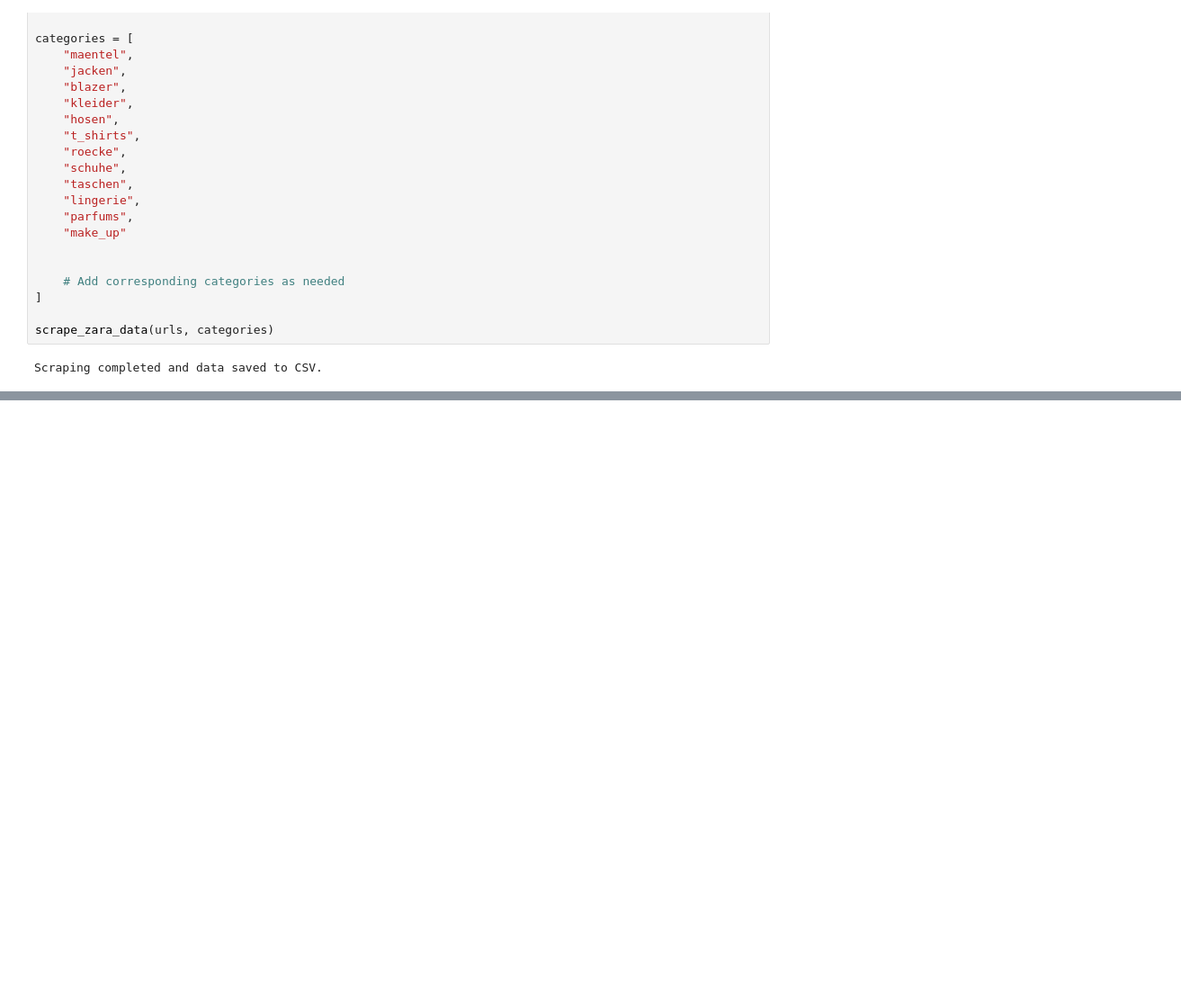
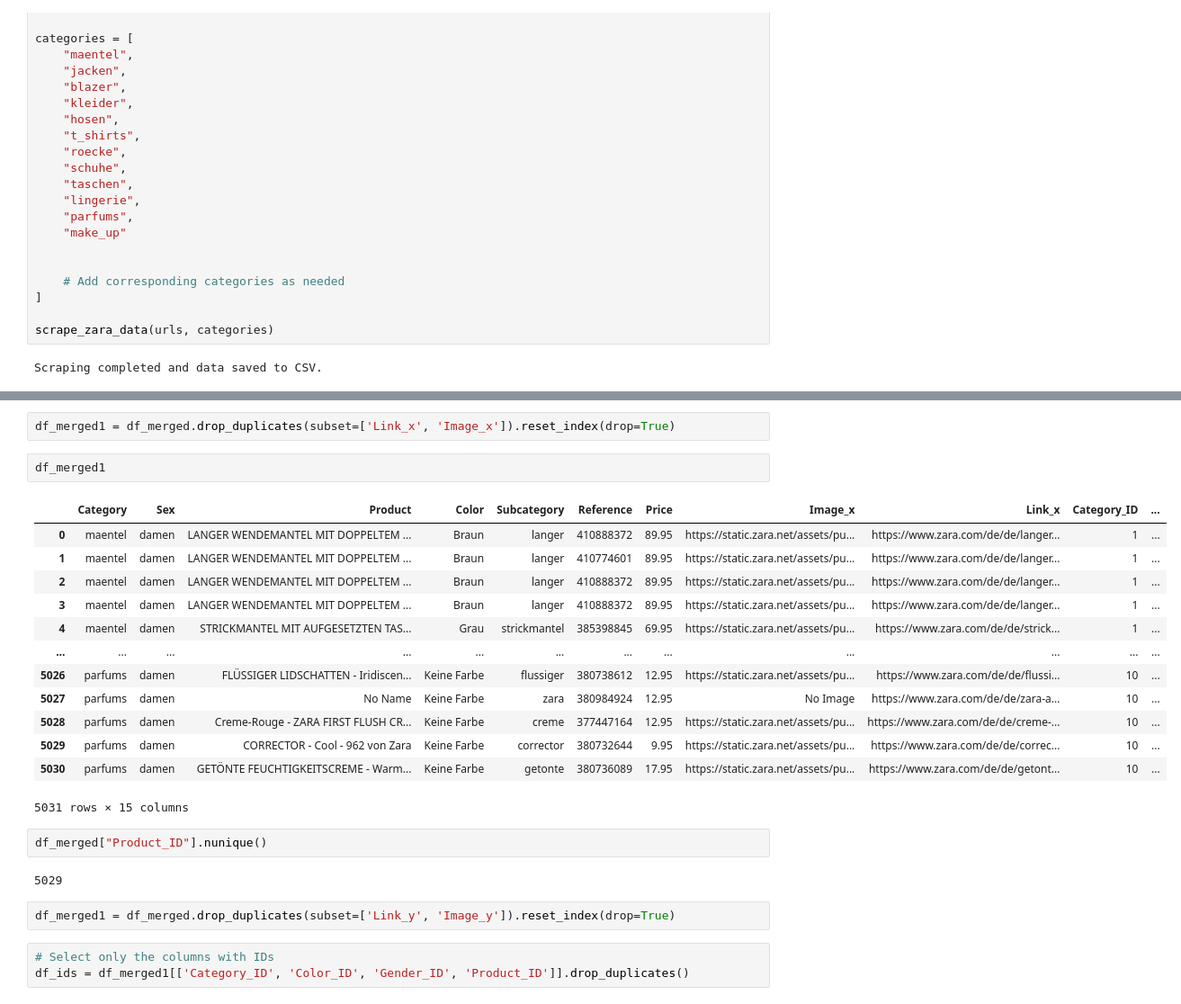
Before and after one commit to Loredane-2024/ZaraDE-SmartDataRestore, a Jupyter notebook: 02_notebooks/Zara.ipynb, the cells around one changed output, grey strips where cells are left out. Shown at 90% size. Cells and saved outputs as stored; diff of their text form; blank space fills up the shorter version.

```diff
--- a/02_notebooks/Zara.ipynb
+++ b/02_notebooks/Zara.ipynb
@@ -297,0 +1039,27 @@ Scraping completed and data saved to CSV.
+# %%
+df_merged1 = df_merged.drop_duplicates(subset=['Link_x', 'Image_x']).reset_index(drop=True)
+# %%
+df_merged1
+# %% [output]
+|  | Category | Sex | Product | Color | Subcategory | Reference | Price | Image_x | Link_x | Category_ID | ... |
+| 0 | maentel | damen | LANGER WENDEMANTEL MIT DOPPELTEM ... | Braun | langer | 410888372 | 89.95 | https://static.zara.net/assets/pu... | https://www.zara.com/de/de/langer... | 1 | ... |
+| 1 | maentel | damen | LANGER WENDEMANTEL MIT DOPPELTEM ... | Braun | langer | 410774601 | 89.95 | https://static.zara.net/assets/pu... | https://www.zara.com/de/de/langer... | 1 | ... |
+| 2 | maentel | damen | LANGER WENDEMANTEL MIT DOPPELTEM ... | Braun | langer | 410888372 | 89.95 | https://static.zara.net/assets/pu... | https://www.zara.com/de/de/langer... | 1 | ... |
+| 3 | maentel | damen | LANGER WENDEMANTEL MIT DOPPELTEM ... | Braun | langer | 410888372 | 89.95 | https://static.zara.net/assets/pu... | https://www.zara.com/de/de/langer... | 1 | ... |
+| 4 | maentel | damen | STRICKMANTEL MIT AUFGESETZTEN TAS... | Grau | strickmantel | 385398845 | 69.95 | https://static.zara.net/assets/pu... | https://www.zara.com/de/de/strick... | 1 | ... |
+| ... | ... | ... | ... | ... | ... | ... | ... | ... | ... | ... | ... |
+| 5026 | parfums | damen | FLÜSSIGER LIDSCHATTEN - Iridiscen... | Keine Farbe | flussiger | 380738612 | 12.95 | https://static.zara.net/assets/pu... | https://www.zara.com/de/de/flussi... | 10 | ... |
+| 5027 | parfums | damen | No Name | Keine Farbe | zara | 380984924 | 12.95 | No Image | https://www.zara.com/de/de/zara-a... | 10 | ... |
+| 5028 | parfums | damen | Creme-Rouge - ZARA FIRST FLUSH CR... | Keine Farbe | creme | 377447164 | 12.95 | https://static.zara.net/assets/pu... | https://www.zara.com/de/de/creme-... | 10 | ... |
+| 5029 | parfums | damen | CORRECTOR - Cool - 962 von Zara | Keine Farbe | corrector | 380732644 | 9.95 | https://static.zara.net/assets/pu... | https://www.zara.com/de/de/correc... | 10 | ... |
+| 5030 | parfums | damen | GETÖNTE FEUCHTIGKEITSCREME - Warm... | Keine Farbe | getonte | 380736089 | 17.95 | https://static.zara.net/assets/pu... | https://www.zara.com/de/de/getont... | 10 | ... |
+5031 rows × 15 columns
+# %%
+df_merged["Product_ID"].nunique()
+# %% [output]
+5029
+# %%
+df_merged1 = df_merged.drop_duplicates(subset=['Link_y', 'Image_y']).reset_index(drop=True)
+# %%
+# Select only the columns with IDs
+df_ids = df_merged1[['Category_ID', 'Color_ID', 'Gender_ID', 'Product_ID']].drop_duplicates()
```
Also changed, not shown: parts of 43 cells of this notebook, 1 other file.
